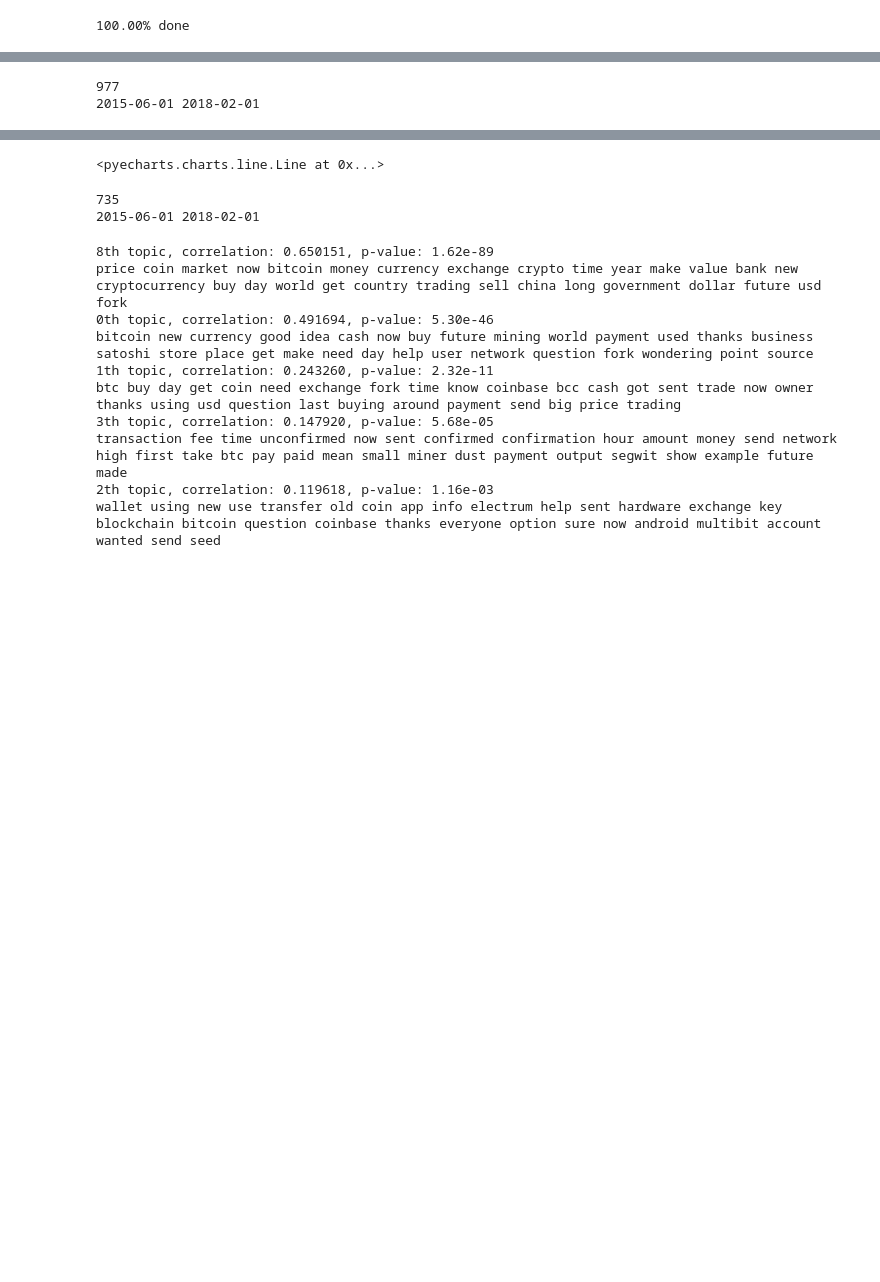
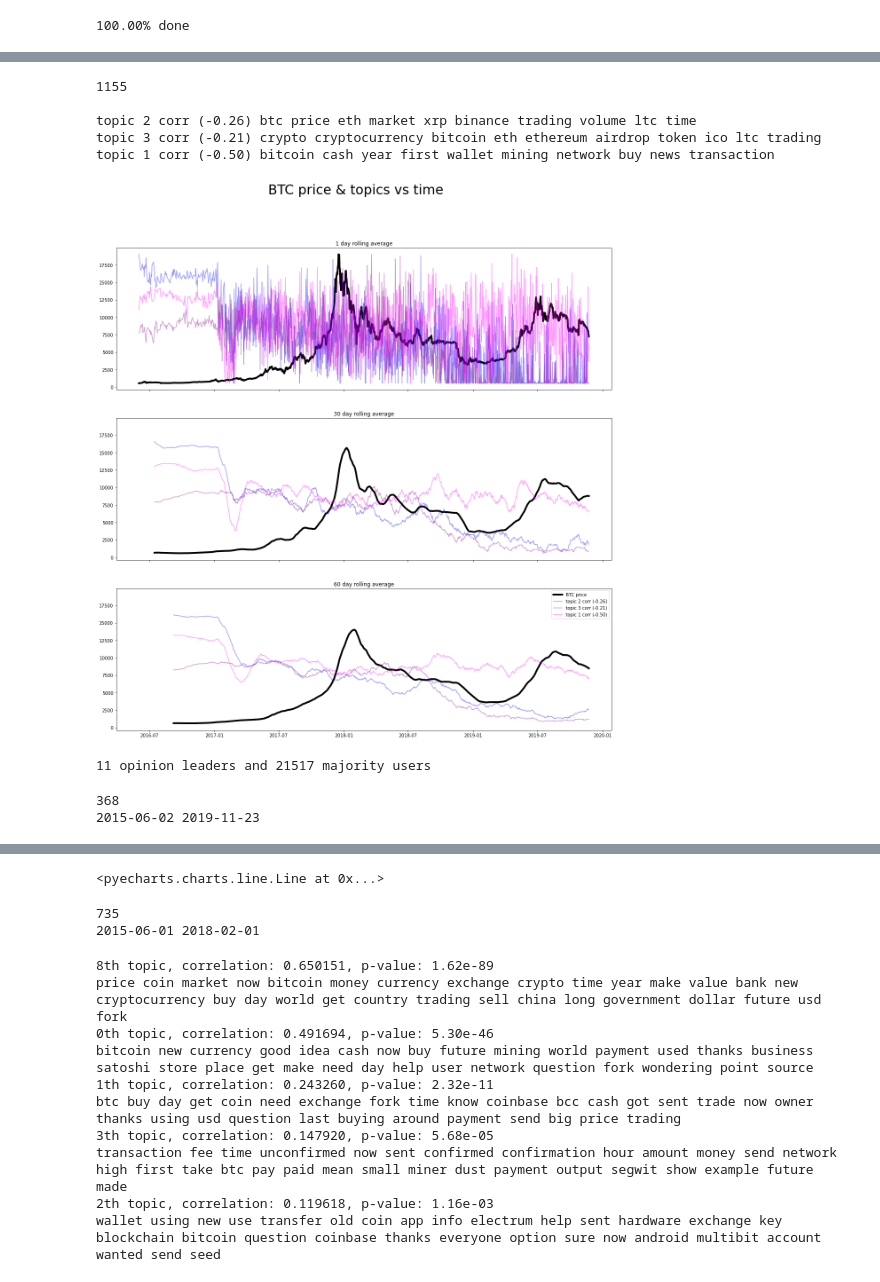
Before and after one commit to mdloucks/topic_modeling_research, a Jupyter notebook: topic_correlation.ipynb, the cells around one changed output, grey strips where cells are left out. Saved outputs shown, nothing was run; the diff lists cells and outputs as text; code cells hidden in the pictures; blank space fills up the shorter version.

```diff
--- a/topic_correlation.ipynb
+++ b/topic_correlation.ipynb
@@ -88,7 +107,7 @@ K = 10
 alpha_W = 0
 alpha_H = 0
 max_iter = 500
-alpha=1/bow_tdm.shape[0]
+alpha=0.1
 
 def get_fitted_output(tdm, K, method="nmf"):
 
@@ -102,6 +121,20 @@ def get_fitted_output(tdm, K, method="nmf"):
 
         # Latent Dirichlet Allocation (takes much longer)
     elif method == 'lda':
+        # Gensim model
+        # lda_model = gensim.models.ldamodel.LdaModel(corpus=tdm,
+        #                                    id2word=voca2idx,
+        #                                    num_topics=K,
+        #                                    random_state=100,
+        #                                    update_every=1,
+        #                                    chunksize=100,
+        #                                    passes=10,
+        #                                    alpha='auto',
+        #                                    per_word_topics=True)
+        # return None, None
+
+
+        # sklearn model
         model = LatentDirichletAllocation(n_components=K, doc_topic_prior=alpha, max_iter=max_iter)
         W = model.fit_transform(tdm).T
         H = model.components_
@@ -110,4 +143,4 @@ def get_fitted_output(tdm, K, method="nmf"):
         raise Exception("no parameter specified!")
 
 
-# W, H = get_fitted_output(bow_tdm, K, 'nmf')
+W, H = get_fitted_output(bow_tdm, K, 'nmf')
@@ -115,8 +150,8 @@ def get_fitted_output(tdm, K, method="nmf"):
 # gett correlations and print them
 prices = np.array(list(price_dict.values()), dtype=np.float32)
 
-def get_correlations(W, K):
-
+def get_correlations(W, K, prices):
+    print(len(prices))
     correlations = []
     for k in range(K):
         correlations.append(pearsonr(prices, W[k, :]))
@@ -124,7 +159,7 @@ def get_correlations(W, K):
     return correlations
 
 
-def optimize_model(k_range, metric="price_correlation", method="nmf"):
+def optimize_model(k_range, prices, metric="price_correlation", method="nmf"):
     '''
         Retrains the model iteratively to optimize for a given metric.
 
@@ -144,10 +179,11 @@ def optimize_model(k_range, metric="price_correlation", method="nmf"):
         print(f"\r{k} out of {len(k_range)} topics completed", end='')
 
         if metric == 'price_correlation':
-            topic_time_correlation = [abs(a[0]) for a in get_correlations(W, k)]
+            topic_time_correlation = [abs(a[0]) for a in get_correlations(W, k, prices)]
             top_topic = np.argsort(np.abs(topic_time_correlation[:]))[::-1]
 
             # our heuristic, this is what we're optimizing for
+            # The optimizations may be artificially contrived.
             heuristic = sum(top_topic[:3])
 
             heuristics.append(heuristic)
@@ -166,4 +202,4 @@ def optimize_model(k_range, metric="price_correlation", method="nmf"):
     return best_W, best_H, best_k
 
 
-W, H, K = optimize_model(range(5, 25))
+# W, H, K = optimize_model(range(3, 10))
@@ -176,6 +206,6 @@ best k 22
 # %%
 # print topics
-topic_time_correlation = get_correlations(W, K)
+topic_time_correlation = get_correlations(W, K, prices)
 
 topic_time_correlation = np.array(topic_time_correlation) # pearson correlation and p-value
 top_topic = np.argsort(np.abs(topic_time_correlation[:,0]))[::-1]
@@ -314,3 +355,12 @@ topic 6 corr (-0.08) robinhood mission crypto free trade ethereum now available
+# %%
+price_analysis(W, H, prices)
+# %% [output]
+1155
+
+topic 2 corr (-0.26) btc price eth market xrp binance trading volume ltc time
+topic 3 corr (-0.21) crypto cryptocurrency bitcoin eth ethereum airdrop token ico ltc trading
+topic 1 corr (-0.50) bitcoin cash year first wallet mining network buy news transaction
+[figure, added]
 # %%
 # network analysis
 # user_score = nx.pagerank(data['user_network'], tol=1e-8, max_iter=200)
@@ -330,16 +380,19 @@ for i, top_user in enumerate(top_users):
         break
 
 top_users = top_users[:top_index]
+print(f"{top_index} opinion leaders and {len(user_score) - top_index} majority users")
+# %% [output]
+11 opinion leaders and 21517 majority users
 # %%
 time_list = set()
 for top_user in top_users:
     time_list.update(data['user_time_posts'][top_user].keys())
 
 time_list = sorted(time_list)
-time_list = [t for t in time_list if t>= datetime(2015, 6, 1).date()]
+time_list = [t for t in time_list if t>= datetime.datetime(2015, 6, 1).date()]
 time_list_dict = {t: i for i, t in enumerate(time_list)}
 print(len(time_list))
 print(time_list[0], time_list[-1])
 # %% [output]
-977
-2015-06-01 2018-02-01
+368
+2015-06-02 2019-11-23
```
Also changed, not shown: parts of 16 cells of this notebook, 1 other file.
